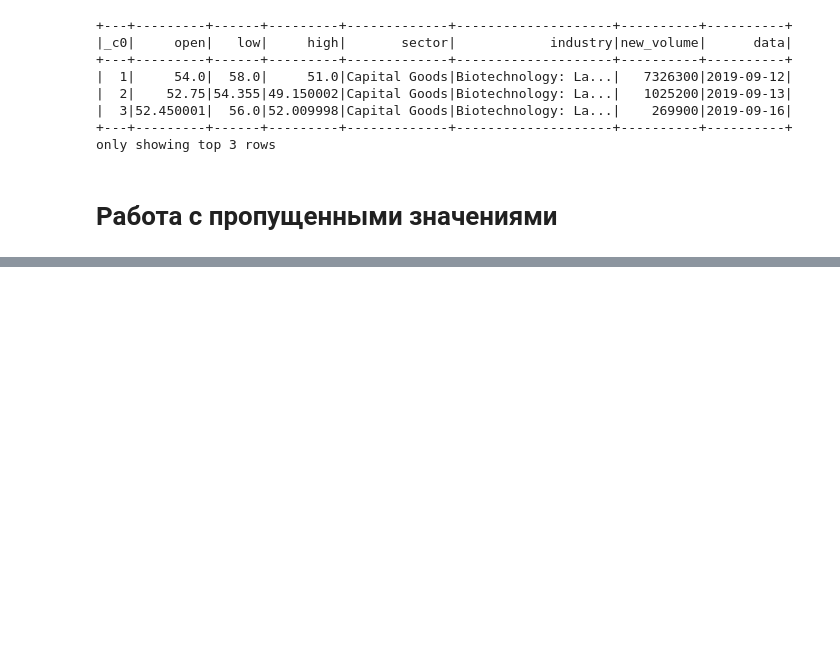
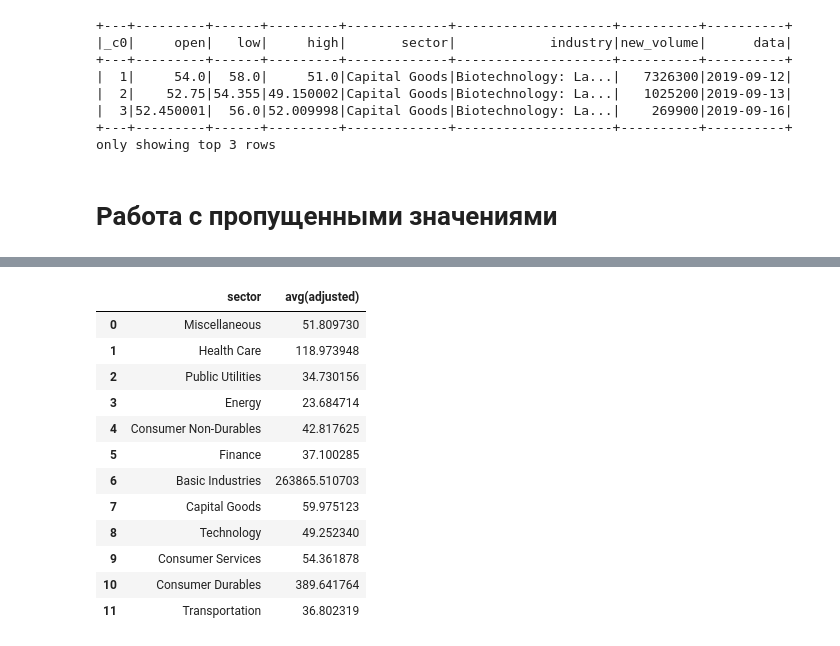
Before and after one commit to AnatolyAdamovich/learning, a Jupyter notebook: courses/PySpark/Theory & Practice.ipynb, the cells around one changed output, grey strips where cells are left out. Cells and saved outputs as stored; diff of their text form; code cells hidden in the pictures; blank space fills up the shorter version.

```diff
--- a/courses/PySpark/Theory & Practice.ipynb
+++ b/courses/PySpark/Theory & Practice.ipynb
@@ -280,0 +530,19 @@ only showing top 3 rows
+# %%
+import pandas as pd
+
+sector = stock_data.select(['sector', 'adjusted']).groupBy('sector')\
+                   .mean().toPandas()
+# %% [output]
+|  | sector | avg(adjusted) |
+| 0 | Miscellaneous | 51.809730 |
+| 1 | Health Care | 118.973948 |
+| 2 | Public Utilities | 34.730156 |
+| 3 | Energy | 23.684714 |
+| 4 | Consumer Non-Durables | 42.817625 |
+| 5 | Finance | 37.100285 |
+| 6 | Basic Industries | 263865.510703 |
+| 7 | Capital Goods | 59.975123 |
+| 8 | Technology | 49.252340 |
+| 9 | Consumer Services | 54.361878 |
+| 10 | Consumer Durables | 389.641764 |
+| 11 | Transportation | 36.802319 |
```
Also changed, not shown: parts of 31 cells of this notebook.
